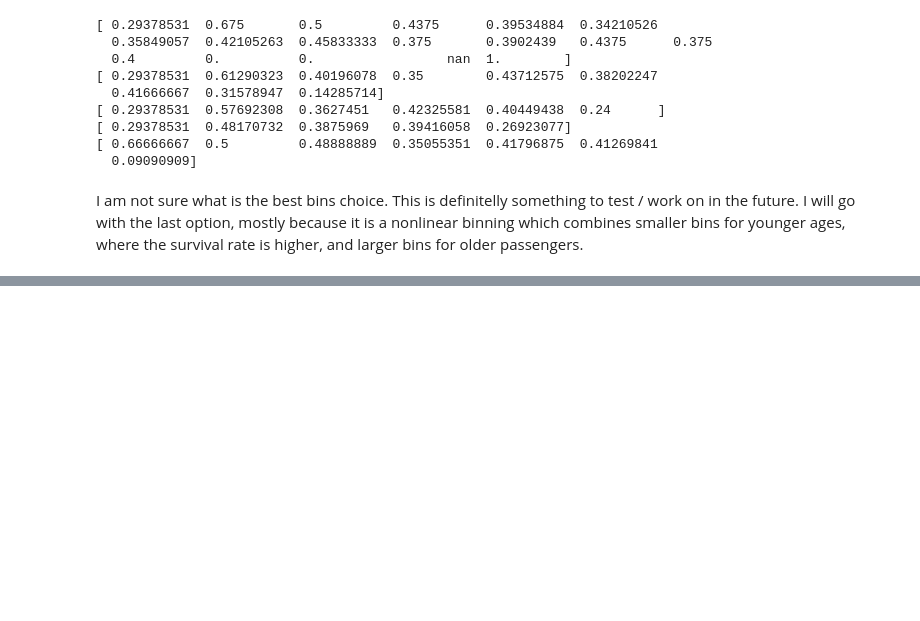
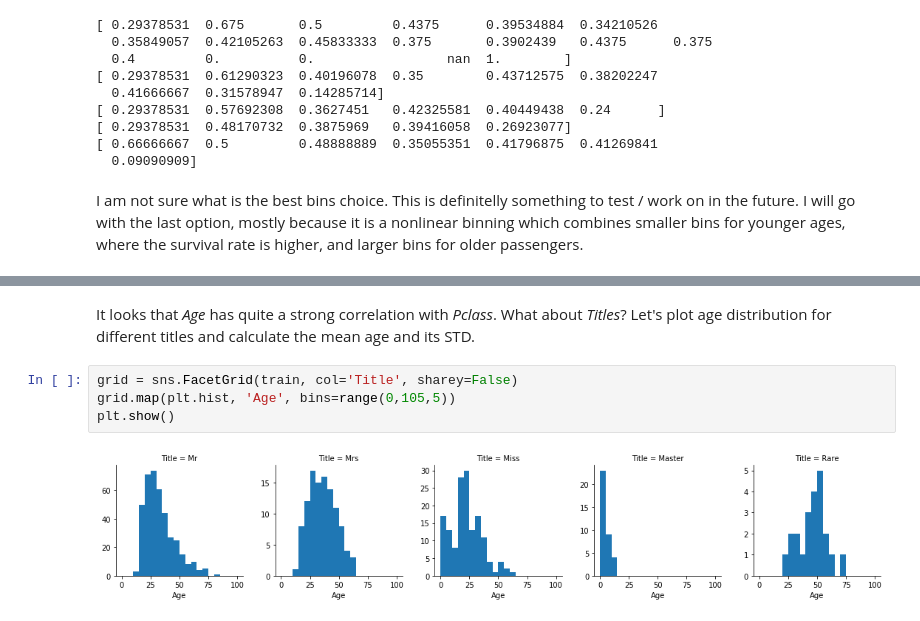
Before and after one commit to dthboyd/titanic_prediction, a Jupyter notebook: titanic_basic.ipynb, the cells around one changed output, grey strips where cells are left out. Saved outputs shown, nothing was run; the diff lists cells and outputs as text; blank space fills up the shorter version.

```diff
--- a/titanic_basic.ipynb
+++ b/titanic_basic.ipynb
@@ -524,0 +504,8 @@ pd.concat([train, pd.get_dummies(train, columns=['Survived'])], axis=1)
+# %% [markdown]
+It looks that *Age* has quite a strong correlation with *Pclass*. What about *Titles*? Let's plot age distribution for different titles and calculate the mean age and its STD.
+# %%
+grid = sns.FacetGrid(train, col='Title', sharey=False)
+grid.map(plt.hist, 'Age', bins=range(0,105,5))
+plt.show()
+# %% [output]
+[figure, added]
```
Also changed, not shown: parts of 36 cells of this notebook.
